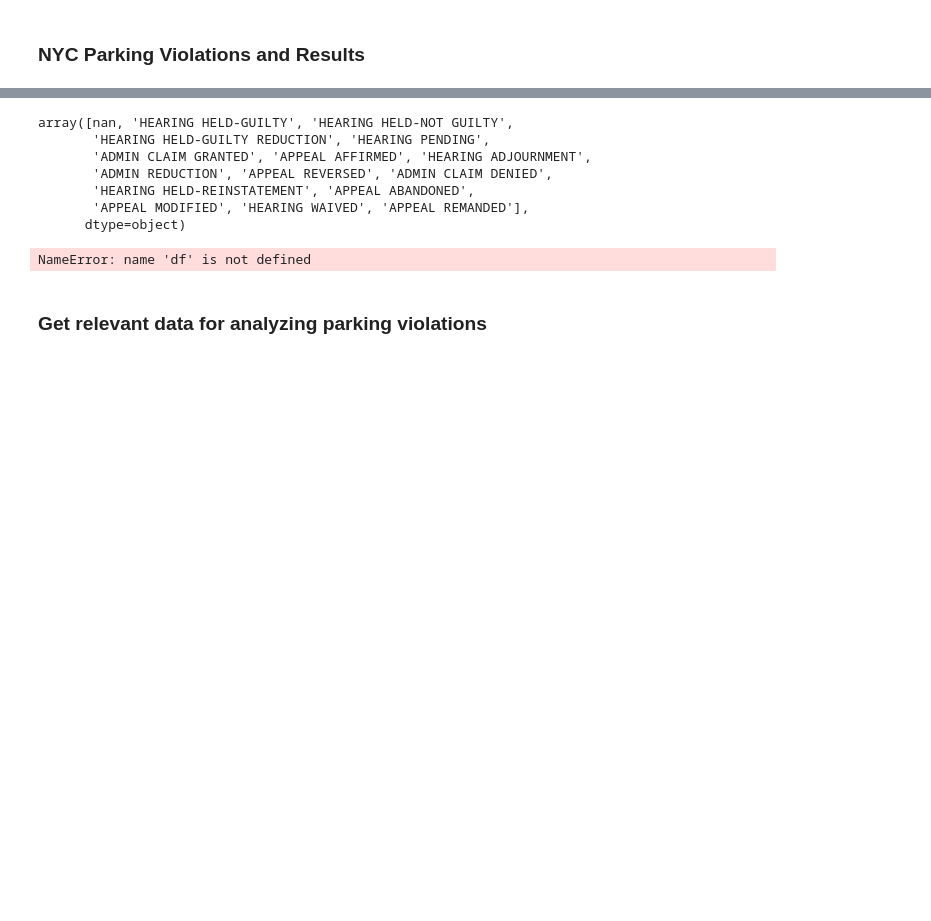
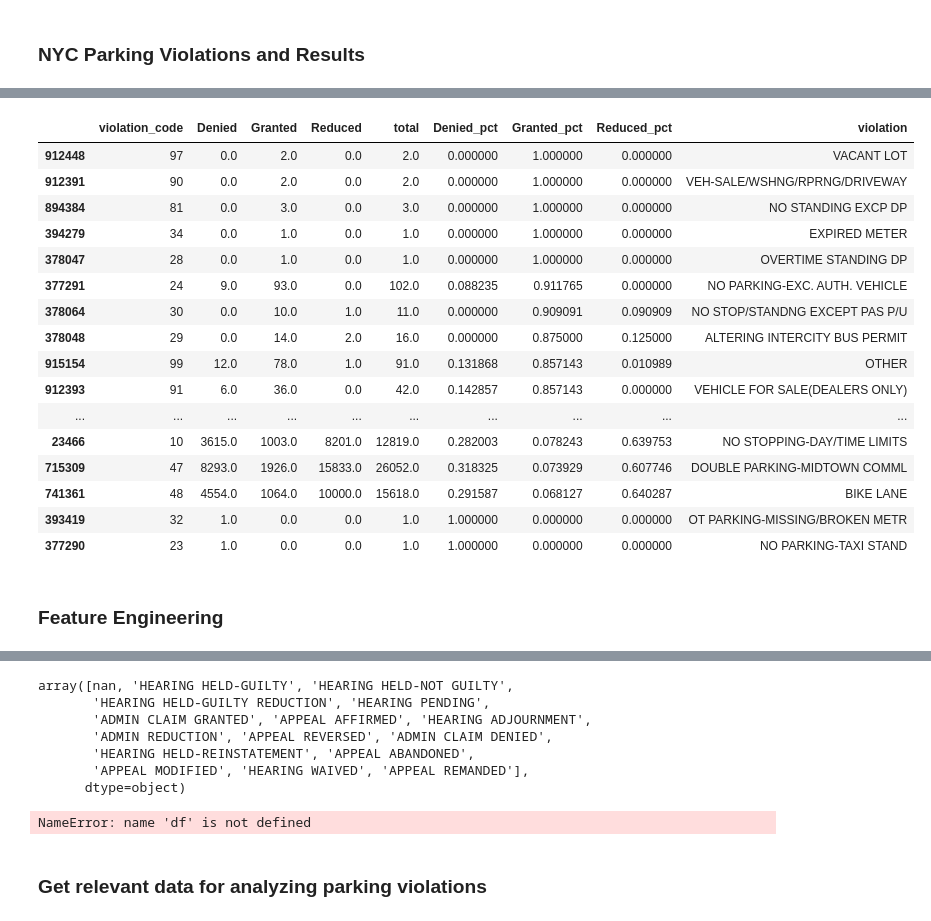
Before and after one commit to bsha6/parking_violations, a Jupyter notebook: project.ipynb, the cells around one changed output, grey strips where cells are left out. Saved outputs shown, nothing was run; the diff lists cells and outputs as text; code cells hidden in the pictures; blank space fills up the shorter version.

```diff
--- a/project.ipynb
+++ b/project.ipynb
@@ -18,0 +452,34 @@ fp = '/Users/blake/Box/Project/Data/'
+# %%
+# See pct denied, granted, and reduced by violation
+df_pct = df[['violation_code']].join(pd.get_dummies(df.coded_violation_status))
+
+df_pct_g = pd.DataFrame(df_pct.groupby('violation_code').sum())
+df_pct_g['total'] = df_pct_g['Denied'] + df_pct_g['Granted'] + df_pct_g['Reduced']
+df_pct_g['Denied_pct'] = df_pct_g['Denied'] / df_pct_g['total']
+df_pct_g['Granted_pct'] = df_pct_g['Granted'] / df_pct_g['total']
+df_pct_g['Reduced_pct'] = df_pct_g['Reduced'] / df_pct_g['total']
+
+# add in violation
+df_pct_g = df_pct_g.merge(df[['violation', 'violation_code']], on='violation_code').drop_duplicates()
+# %%
+df_pct_g.sort_values(by='Granted_pct', ascending=False)
+# %% [output]
+|  | violation_code | Denied | Granted | Reduced | total | Denied_pct | Granted_pct | Reduced_pct | violation |
+| 912448 | 97 | 0.0 | 2.0 | 0.0 | 2.0 | 0.000000 | 1.000000 | 0.000000 | VACANT LOT |
+| 912391 | 90 | 0.0 | 2.0 | 0.0 | 2.0 | 0.000000 | 1.000000 | 0.000000 | VEH-SALE/WSHNG/RPRNG/DRIVEWAY |
+| 894384 | 81 | 0.0 | 3.0 | 0.0 | 3.0 | 0.000000 | 1.000000 | 0.000000 | NO STANDING EXCP DP |
+| 394279 | 34 | 0.0 | 1.0 | 0.0 | 1.0 | 0.000000 | 1.000000 | 0.000000 | EXPIRED METER |
+| 378047 | 28 | 0.0 | 1.0 | 0.0 | 1.0 | 0.000000 | 1.000000 | 0.000000 | OVERTIME STANDING DP |
+| 377291 | 24 | 9.0 | 93.0 | 0.0 | 102.0 | 0.088235 | 0.911765 | 0.000000 | NO PARKING-EXC. AUTH. VEHICLE |
+| 378064 | 30 | 0.0 | 10.0 | 1.0 | 11.0 | 0.000000 | 0.909091 | 0.090909 | NO STOP/STANDNG EXCEPT PAS P/U |
+| 378048 | 29 | 0.0 | 14.0 | 2.0 | 16.0 | 0.000000 | 0.875000 | 0.125000 | ALTERING INTERCITY BUS PERMIT |
+| 915154 | 99 | 12.0 | 78.0 | 1.0 | 91.0 | 0.131868 | 0.857143 | 0.010989 | OTHER |
+| 912393 | 91 | 6.0 | 36.0 | 0.0 | 42.0 | 0.142857 | 0.857143 | 0.000000 | VEHICLE FOR SALE(DEALERS ONLY) |
+| ... | ... | ... | ... | ... | ... | ... | ... | ... | ... |
+| 23466 | 10 | 3615.0 | 1003.0 | 8201.0 | 12819.0 | 0.282003 | 0.078243 | 0.639753 | NO STOPPING-DAY/TIME LIMITS |
+| 715309 | 47 | 8293.0 | 1926.0 | 15833.0 | 26052.0 | 0.318325 | 0.073929 | 0.607746 | DOUBLE PARKING-MIDTOWN COMML |
+| 741361 | 48 | 4554.0 | 1064.0 | 10000.0 | 15618.0 | 0.291587 | 0.068127 | 0.640287 | BIKE LANE |
+| 393419 | 32 | 1.0 | 0.0 | 0.0 | 1.0 | 1.000000 | 0.000000 | 0.000000 | OT PARKING-MISSING/BROKEN METR |
+| 377290 | 23 | 1.0 | 0.0 | 0.0 | 1.0 | 1.000000 | 0.000000 | 0.000000 | NO PARKING-TAXI STAND |
+# %% [markdown]
+### Feature Engineering
```
Also changed, not shown: parts of 140 cells of this notebook, 4 other files.
